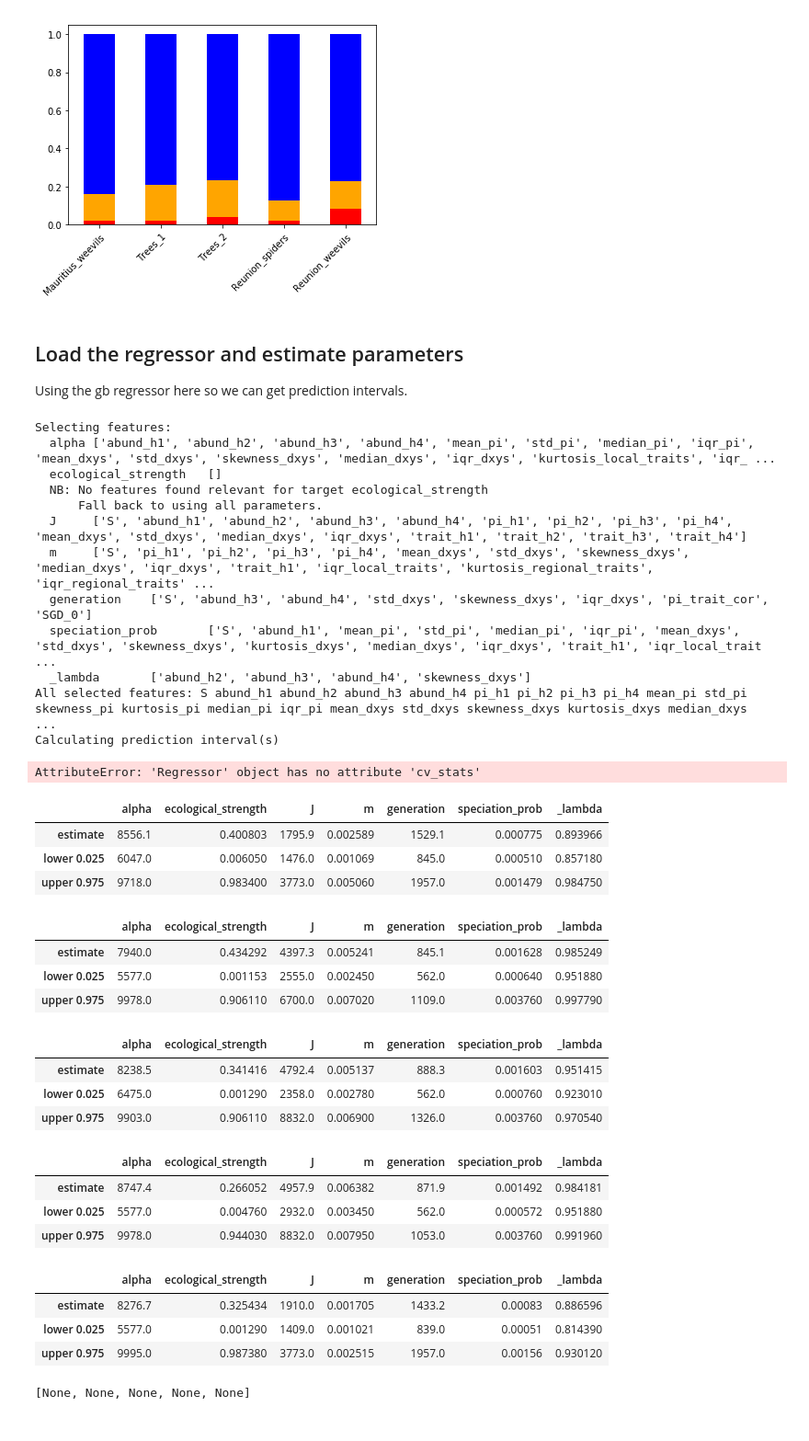
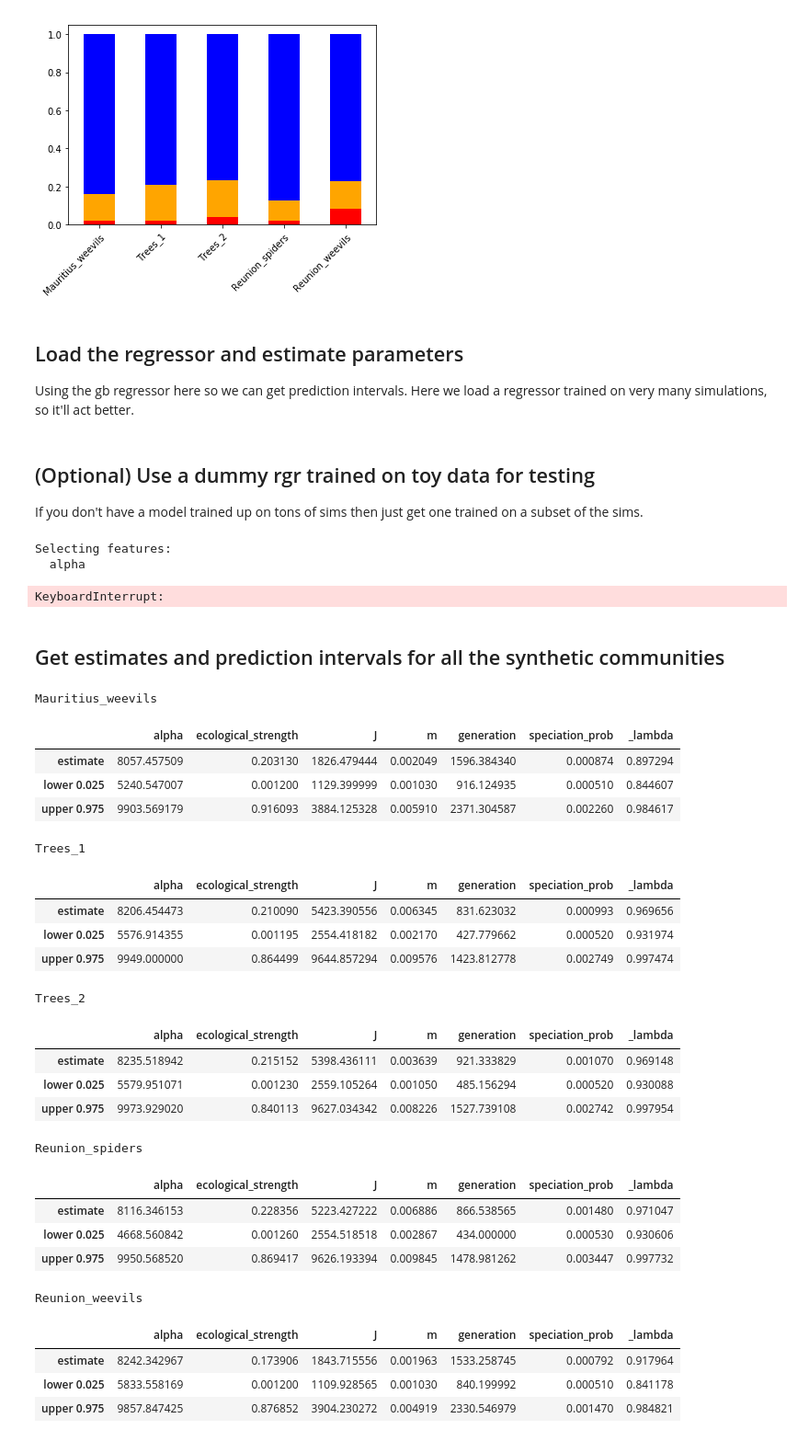
Before and after one commit to messDiv/MESS, a Jupyter notebook: jupyter-notebooks/plotting/Figure6-Empirical-Dev.ipynb, the cells around one changed output. Shown at 92% size. Cells and saved outputs as stored; diff of their text form; code cells hidden in the pictures.

```diff
--- a/jupyter-notebooks/plotting/Figure6-Empirical-Dev.ipynb
+++ b/jupyter-notebooks/plotting/Figure6-Empirical-Dev.ipynb
@@ -17,0 +20,5 @@ The autoreload extension is already loaded. To reload it, use:
+# %%
+emp_coms = OrderedDict({"Mauritius_weevils":12, "Reunion_weevils":13, "Reunion_spiders":50, "Trees_1":52, "Trees_2":47})
+for name, n in emp_coms.items():
+    print(name)
+    synthetic_df = MESS.util.synthetic_community(nspecies=n)
@@ -63,5 +74,5 @@ plt.setp(ax.get_xticklabels(), rotation=45, ha="right",
 [figure]
 # %% [markdown]
 ## Load the regressor and estimate parameters
-Using the gb regressor here so we can get prediction intervals.
+Using the gb regressor here so we can get prediction intervals. Here we load a regressor trained on very many simulations, so it'll act better.
 # %%
@@ -69,10 +79,12 @@ Using the gb regressor here so we can get prediction intervals.
 trained_rgr = "/home/iovercast/Continuosity/MESS/analysis/figure5-sims/cv_predict_results/rfq/neutral.mdl"
 rgr = MESS.inference.Ensemble.load(infile=trained_rgr)
+# %% [markdown]
+## (Optional) Use a dummy rgr trained on toy data for testing
+If you don't have a model trained up on tons of sims then just get one trained on a subset of the sims.
 # %%
-## Use a dummy rgr trained on toy data for testing
 
 ## Create a fake toy community df
-synthetic_df = MESS.util.synthetic_community(nspecies=n)
+synthetic_df = MESS.util.synthetic_community(nspecies=30)
 ## Make the regressor
 rgr = MESS.inference.Regressor(empirical_df=synthetic_df, simfile=simfile, target_model="neutral",\
                                 metacommunity_traits=synthetic_df["trait"]*2, algorithm="rfq")
@@ -80,48 +92,45 @@ rgr = MESS.inference.Regressor(empirical_df=synthetic_df, simfile=simfile, targe
 rgr.predict(select_features=True, param_search=False, quick=True, verbose=True)
 # %% [output]
 Selecting features:
-  alpha ['abund_h1', 'abund_h2', 'abund_h3', 'abund_h4', 'mean_pi', 'std_pi', 'median_pi', 'iqr_pi', 'mean_dxys', 'std_dxys', 'skewness_dxys', 'median_dxys', 'iqr_dxys', 'kurtosis_local_traits', 'iqr_ ...
-  ecological_strength   []
-  NB: No features found relevant for target ecological_strength
-      Fall back to using all parameters.
-  J     ['S', 'abund_h1', 'abund_h2', 'abund_h3', 'abund_h4', 'pi_h1', 'pi_h2', 'pi_h3', 'pi_h4', 'mean_dxys', 'std_dxys', 'median_dxys', 'iqr_dxys', 'trait_h1', 'trait_h2', 'trait_h3', 'trait_h4']
-  m     ['S', 'pi_h1', 'pi_h2', 'pi_h3', 'pi_h4', 'mean_dxys', 'std_dxys', 'skewness_dxys', 'median_dxys', 'iqr_dxys', 'trait_h1', 'iqr_local_traits', 'kurtosis_regional_traits', 'iqr_regional_traits' ...
-  generation    ['S', 'abund_h3', 'abund_h4', 'std_dxys', 'skewness_dxys', 'iqr_dxys', 'pi_trait_cor', 'SGD_0']
-  speciation_prob       ['S', 'abund_h1', 'mean_pi', 'std_pi', 'median_pi', 'iqr_pi', 'mean_dxys', 'std_dxys', 'skewness_dxys', 'kurtosis_dxys', 'median_dxys', 'iqr_dxys', 'trait_h1', 'iqr_local_trait ...
-  _lambda       ['abund_h2', 'abund_h3', 'abund_h4', 'skewness_dxys']
-All selected features: S abund_h1 abund_h2 abund_h3 abund_h4 pi_h1 pi_h2 pi_h3 pi_h4 mean_pi std_pi skewness_pi kurtosis_pi median_pi iqr_pi mean_dxys std_dxys skewness_dxys kurtosis_dxys median_dxys  ...
-Calculating prediction interval(s)
+  alpha
-AttributeError: 'Regressor' object has no attribute 'cv_stats'
+KeyboardInterrupt:
+# %% [markdown]
+## Get estimates and prediction intervals for all the synthetic communities
 # %%
 rgr_preds = OrderedDict()
 
 for name, n in emp_coms.items():
+    print(name)
     synthetic_df = MESS.util.synthetic_community(nspecies=n)
     ## Have to include the fake metacommunity_traits here so all the trait
     ## stats will be calculated, to take the same form as the simulations.
     rgr.set_data(empirical_df=synthetic_df, metacommunity_traits=synthetic_df["trait"]*2)
     rgr_pred = rgr.predict()
     rgr_preds[name] = rgr_pred
-[display(x) for x in rgr_preds.values()]
+    display(rgr_pred)
 # %% [output]
+Mauritius_weevils
 |  | alpha | ecological_strength | J | m | generation | speciation_prob | _lambda |
-| estimate | 8556.1 | 0.400803 | 1795.9 | 0.002589 | 1529.1 | 0.000775 | 0.893966 |
-| lower 0.025 | 6047.0 | 0.006050 | 1476.0 | 0.001069 | 845.0 | 0.000510 | 0.857180 |
-| upper 0.975 | 9718.0 | 0.983400 | 3773.0 | 0.005060 | 1957.0 | 0.001479 | 0.984750 |
+| estimate | 8057.457509 | 0.203130 | 1826.479444 | 0.002049 | 1596.384340 | 0.000874 | 0.897294 |
+| lower 0.025 | 5240.547007 | 0.001200 | 1129.399999 | 0.001030 | 916.124935 | 0.000510 | 0.844607 |
+| upper 0.975 | 9903.569179 | 0.916093 | 3884.125328 | 0.005910 | 2371.304587 | 0.002260 | 0.984617 |
+Trees_1
 |  | alpha | ecological_strength | J | m | generation | speciation_prob | _lambda |
-| estimate | 7940.0 | 0.434292 | 4397.3 | 0.005241 | 845.1 | 0.001628 | 0.985249 |
-| lower 0.025 | 5577.0 | 0.001153 | 2555.0 | 0.002450 | 562.0 | 0.000640 | 0.951880 |
-| upper 0.975 | 9978.0 | 0.906110 | 6700.0 | 0.007020 | 1109.0 | 0.003760 | 0.997790 |
+| estimate | 8206.454473 | 0.210090 | 5423.390556 | 0.006345 | 831.623032 | 0.000993 | 0.969656 |
+| lower 0.025 | 5576.914355 | 0.001195 | 2554.418182 | 0.002170 | 427.779662 | 0.000520 | 0.931974 |
+| upper 0.975 | 9949.000000 | 0.864499 | 9644.857294 | 0.009576 | 1423.812778 | 0.002749 | 0.997474 |
+Trees_2
 |  | alpha | ecological_strength | J | m | generation | speciation_prob | _lambda |
-| estimate | 8238.5 | 0.341416 | 4792.4 | 0.005137 | 888.3 | 0.001603 | 0.951415 |
-| lower 0.025 | 6475.0 | 0.001290 | 2358.0 | 0.002780 | 562.0 | 0.000760 | 0.923010 |
-| upper 0.975 | 9903.0 | 0.906110 | 8832.0 | 0.006900 | 1326.0 | 0.003760 | 0.970540 |
+| estimate | 8235.518942 | 0.215152 | 5398.436111 | 0.003639 | 921.333829 | 0.001070 | 0.969148 |
+| lower 0.025 | 5579.951071 | 0.001230 | 2559.105264 | 0.001050 | 485.156294 | 0.000520 | 0.930088 |
+| upper 0.975 | 9973.929020 | 0.840113 | 9627.034342 | 0.008226 | 1527.739108 | 0.002742 | 0.997954 |
+Reunion_spiders
 |  | alpha | ecological_strength | J | m | generation | speciation_prob | _lambda |
-| estimate | 8747.4 | 0.266052 | 4957.9 | 0.006382 | 871.9 | 0.001492 | 0.984181 |
-| lower 0.025 | 5577.0 | 0.004760 | 2932.0 | 0.003450 | 562.0 | 0.000572 | 0.951880 |
-| upper 0.975 | 9978.0 | 0.944030 | 8832.0 | 0.007950 | 1053.0 | 0.003760 | 0.991960 |
+| estimate | 8116.346153 | 0.228356 | 5223.427222 | 0.006886 | 866.538565 | 0.001480 | 0.971047 |
+| lower 0.025 | 4668.560842 | 0.001260 | 2554.518518 | 0.002867 | 434.000000 | 0.000530 | 0.930606 |
+| upper 0.975 | 9950.568520 | 0.869417 | 9626.193394 | 0.009845 | 1478.981262 | 0.003447 | 0.997732 |
+Reunion_weevils
 |  | alpha | ecological_strength | J | m | generation | speciation_prob | _lambda |
-| estimate | 8276.7 | 0.325434 | 1910.0 | 0.001705 | 1433.2 | 0.00083 | 0.886596 |
-| lower 0.025 | 5577.0 | 0.001290 | 1409.0 | 0.001021 | 839.0 | 0.00051 | 0.814390 |
-| upper 0.975 | 9995.0 | 0.987380 | 3773.0 | 0.002515 | 1957.0 | 0.00156 | 0.930120 |
+| estimate | 8242.342967 | 0.173906 | 1843.715556 | 0.001963 | 1533.258745 | 0.000792 | 0.917964 |
+| lower 0.025 | 5833.558169 | 0.001200 | 1109.928565 | 0.001030 | 840.199992 | 0.000510 | 0.841178 |
+| upper 0.975 | 9857.847425 | 0.876852 | 3904.230272 | 0.004919 | 2330.546979 | 0.001470 | 0.984821 |
-[None, None, None, None, None]
```
Also changed, not shown: parts of 9 cells of this notebook.
